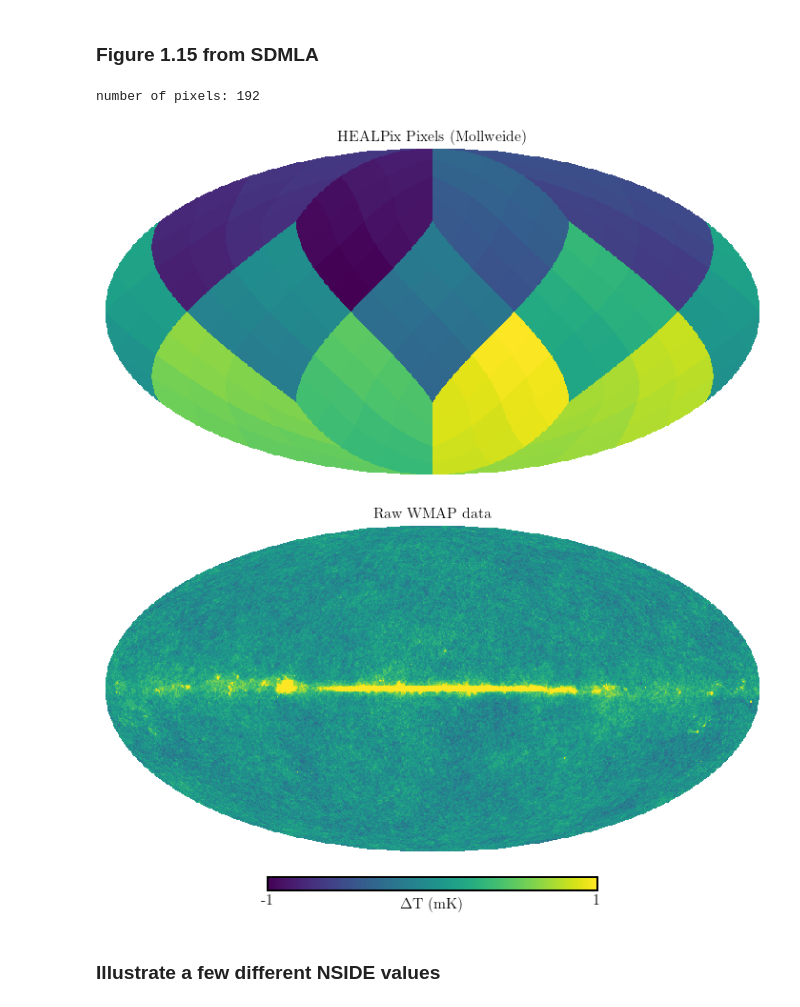
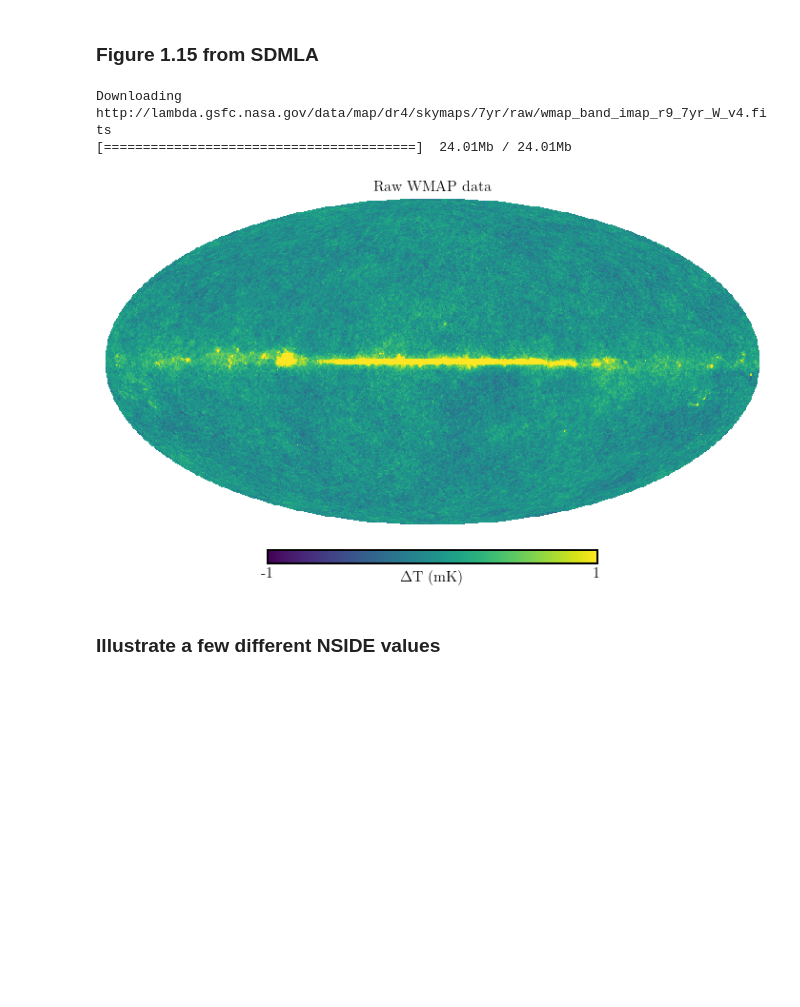
Before and after one commit to paulmartini/NSMA, a Jupyter notebook: Documents/PlottingIntroduction.ipynb, the cells around one changed output. Saved outputs shown, nothing was run; the diff lists cells and outputs as text; code cells hidden in the pictures; blank space fills up the shorter version.

```diff
--- a/Documents/PlottingIntroduction.ipynb
+++ b/Documents/PlottingIntroduction.ipynb
@@ -314,51 +354,36 @@ from __future__ import print_function
 
 import numpy as np
 from matplotlib import pyplot as plt
 # warning: due to a bug in healpy, importing it before pylab can cause
 #  a segmentation fault in some circumstances.
 import healpy as hp
 
 from astroML.datasets import fetch_wmap_temperatures
 
 #----------------------------------------------------------------------
 # This function adjusts matplotlib settings for a uniform feel in the textbook.
 # Note that with usetex=True, fonts are rendered with LaTeX.  This may
 # result in an error if LaTeX is not installed on your system.  In that case,
 # you can set usetex to False.
 if "setup_text_plots" not in globals():
     from astroML.plotting import setup_text_plots
 setup_text_plots(fontsize=16, usetex=True)
 
 #------------------------------------------------------------
-# First plot an example pixellization
-
-# Prepare the healpix pixels
-NSIDE = 4
-m = np.arange(hp.nside2npix(NSIDE))
-print("number of pixels:", len(m))
-
-# Plot the pixelization
-fig = plt.figure(1, figsize=(10, 7.5))
-hp.mollview(m, nest=True, title="HEALPix Pixels (Mollweide)", fig=1)
-
-# remove colorbar: we don't need it for this plot
-fig.delaxes(fig.axes[1])
-
-#------------------------------------------------------------
 # Next plot the wmap pixellization
 wmap_unmasked = fetch_wmap_temperatures(masked=False)
 
 # plot the unmasked map
 fig = plt.figure(2, figsize=(10, 7.5))
 hp.mollview(wmap_unmasked, min=-1, max=1, title='Raw WMAP data',
             unit=r'$\Delta$T (mK)', fig=2)
 fig.axes[1].texts[0].set_fontsize(16)
 
 plt.show()
 # %% [output]
-number of pixels: 192
+Downloading http://lambda.gsfc.nasa.gov/data/map/dr4/skymaps/7yr/raw/wmap_band_imap_r9_7yr_W_v4.fits
+[========================================]  24.01Mb / 24.01Mb
-[figure, old version]
+[figure, new version]
-[figure, removed]
 # %% [markdown]
 ### Illustrate a few different NSIDE values
 # %%
```
Also changed, not shown: parts of 18 cells of this notebook.
